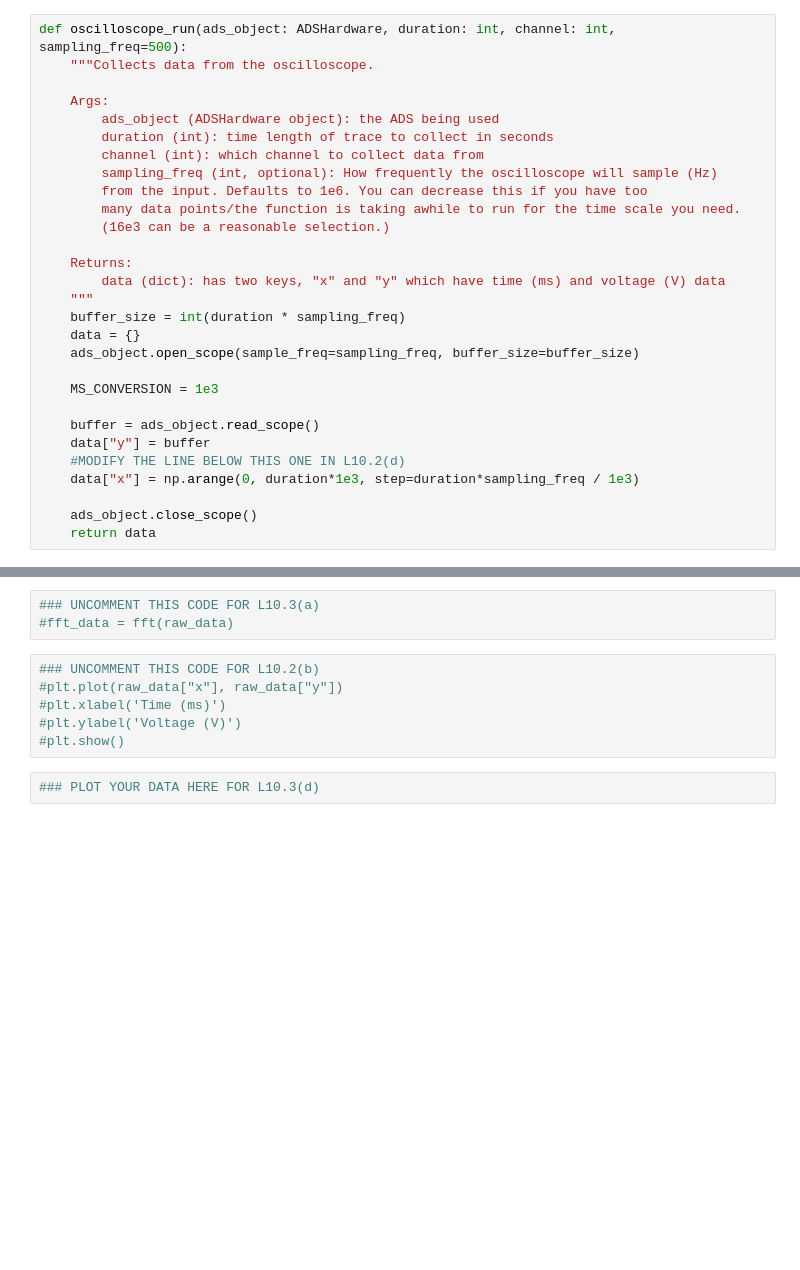
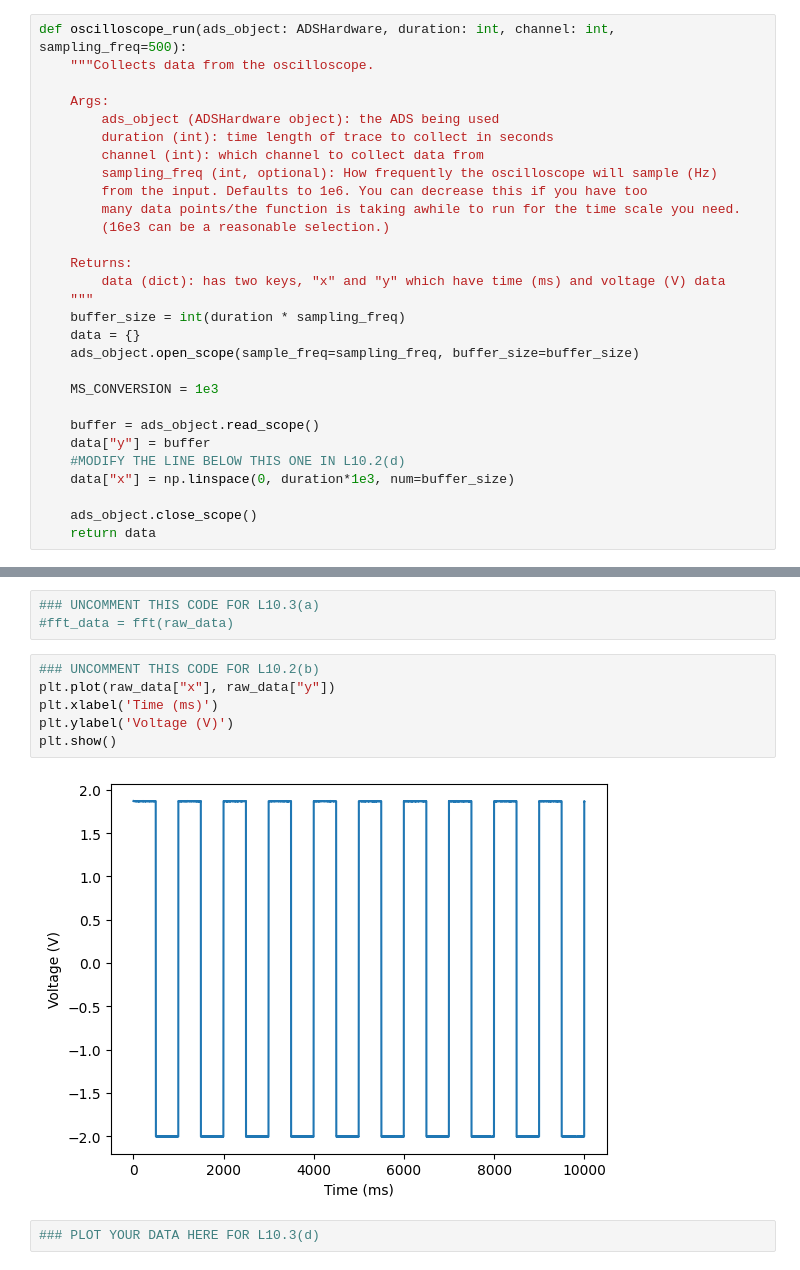
Before and after one commit to LukasPeterson/111a_lab10, a Jupyter notebook: lab_10_template_notebook.ipynb, the cells around one changed output, grey strips where cells are left out. Drawn from its saved outputs; the diff is of its cells as text; blank space fills up the shorter version.

```diff
--- a/lab_10_template_notebook.ipynb
+++ b/lab_10_template_notebook.ipynb
@@ -115,7 +115,7 @@ def oscilloscope_run(ads_object: ADSHardware, duration: int, channel: int, sampl
     buffer = ads_object.read_scope()
     data["y"] = buffer
     #MODIFY THE LINE BELOW THIS ONE IN L10.2(d)
-    data["x"] = np.arange(0, duration*1e3, step=duration*sampling_freq / 1e3)
+    data["x"] = np.linspace(0, duration*1e3, num=buffer_size)
 
     ads_object.close_scope()
     return data
@@ -316,10 +315,12 @@ ads.close_wavegen()
 #fft_data = fft(raw_data)
 # %%
 ### UNCOMMENT THIS CODE FOR L10.2(b)
-#plt.plot(raw_data["x"], raw_data["y"])
-#plt.xlabel('Time (ms)')
-#plt.ylabel('Voltage (V)')
-#plt.show()
+plt.plot(raw_data["x"], raw_data["y"])
+plt.xlabel('Time (ms)')
+plt.ylabel('Voltage (V)')
+plt.show()
+# %% [output]
+[figure, added]
 # %%
 ### PLOT YOUR DATA HERE FOR L10.3(d)
 # %%
```
Also changed, not shown: parts of 1 cell of this notebook.
